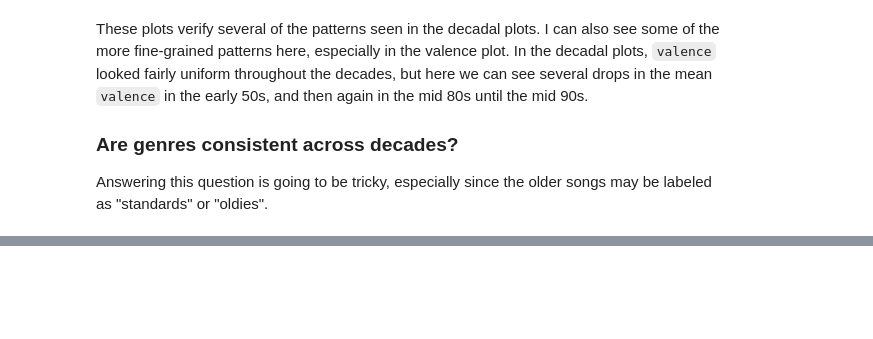
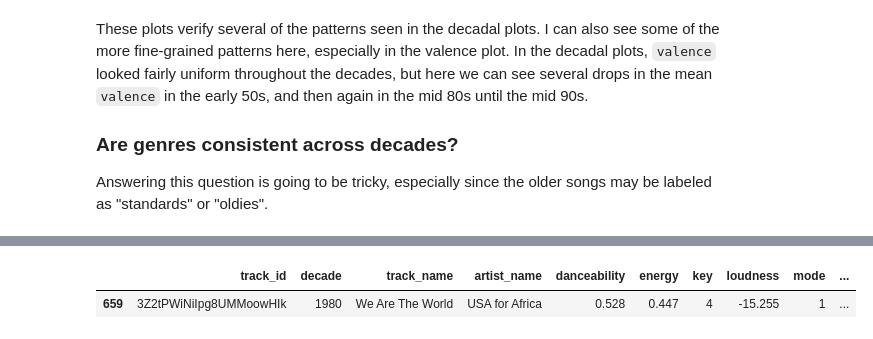
Before and after one commit to d-alvear/Analyzing-Music-by-Decade, a Jupyter notebook: notebooks/7-data-exploration.ipynb, the cells around one changed output, grey strips where cells are left out. Cells and saved outputs as stored; diff of their text form; code cells hidden in the pictures; blank space fills up the shorter version.

```diff
--- a/notebooks/7-data-exploration.ipynb
+++ b/notebooks/7-data-exploration.ipynb
@@ -428,0 +402,5 @@ So it's difficult to say whether a genre has really "endured" through the decade
+# %%
+songs[songs['genres'].isnull()==True]
+# %% [output]
+|  | track_id | decade | track_name | artist_name | danceability | energy | key | loudness | mode | ... |
+| 659 | 3Z2tPWiNiIpg8UMMoowHIk | 1980 | We Are The World | USA for Africa | 0.528 | 0.447 | 4 | -15.255 | 1 | ... |
```
Also changed, not shown: parts of 7 cells of this notebook.
